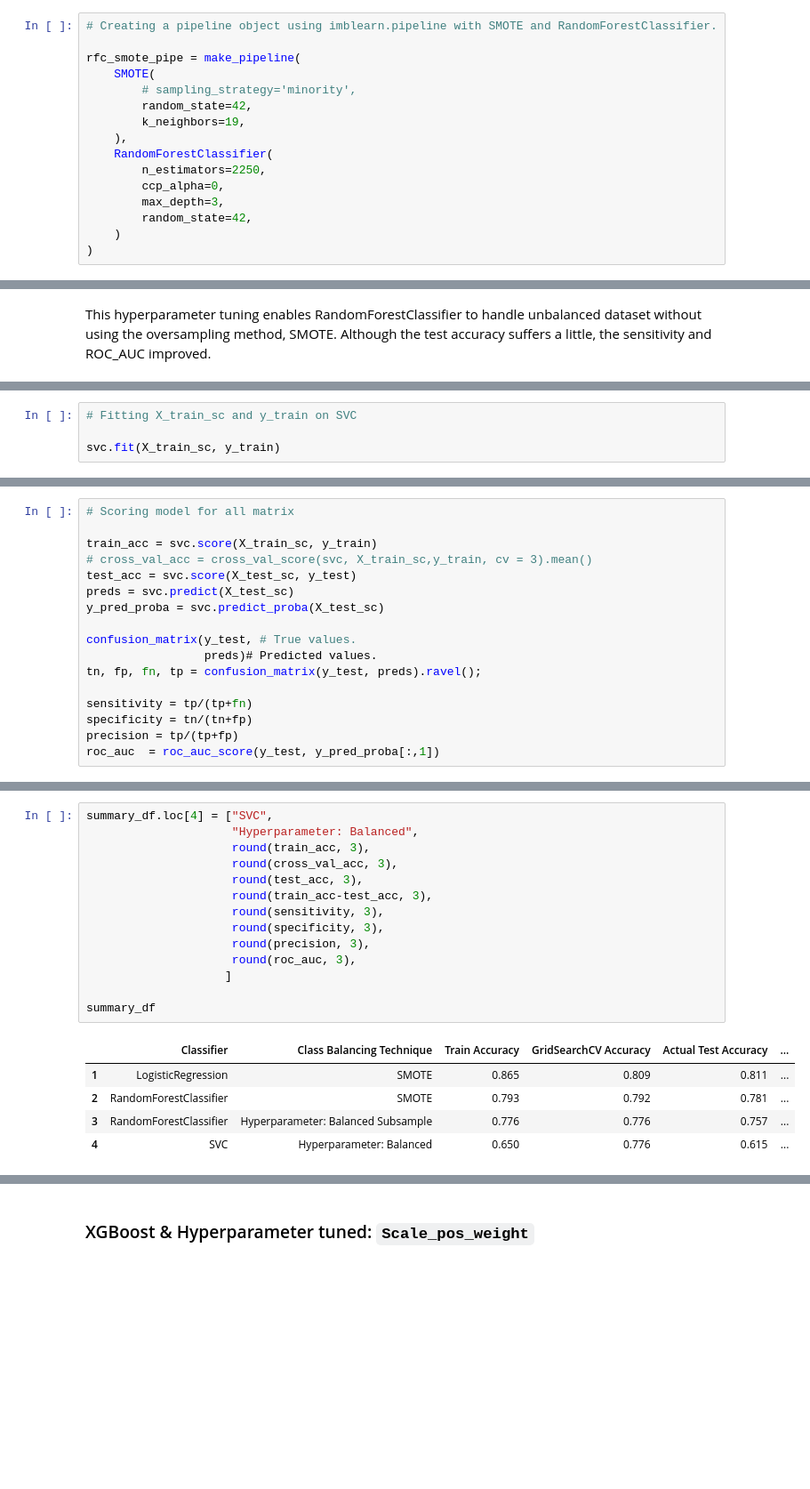
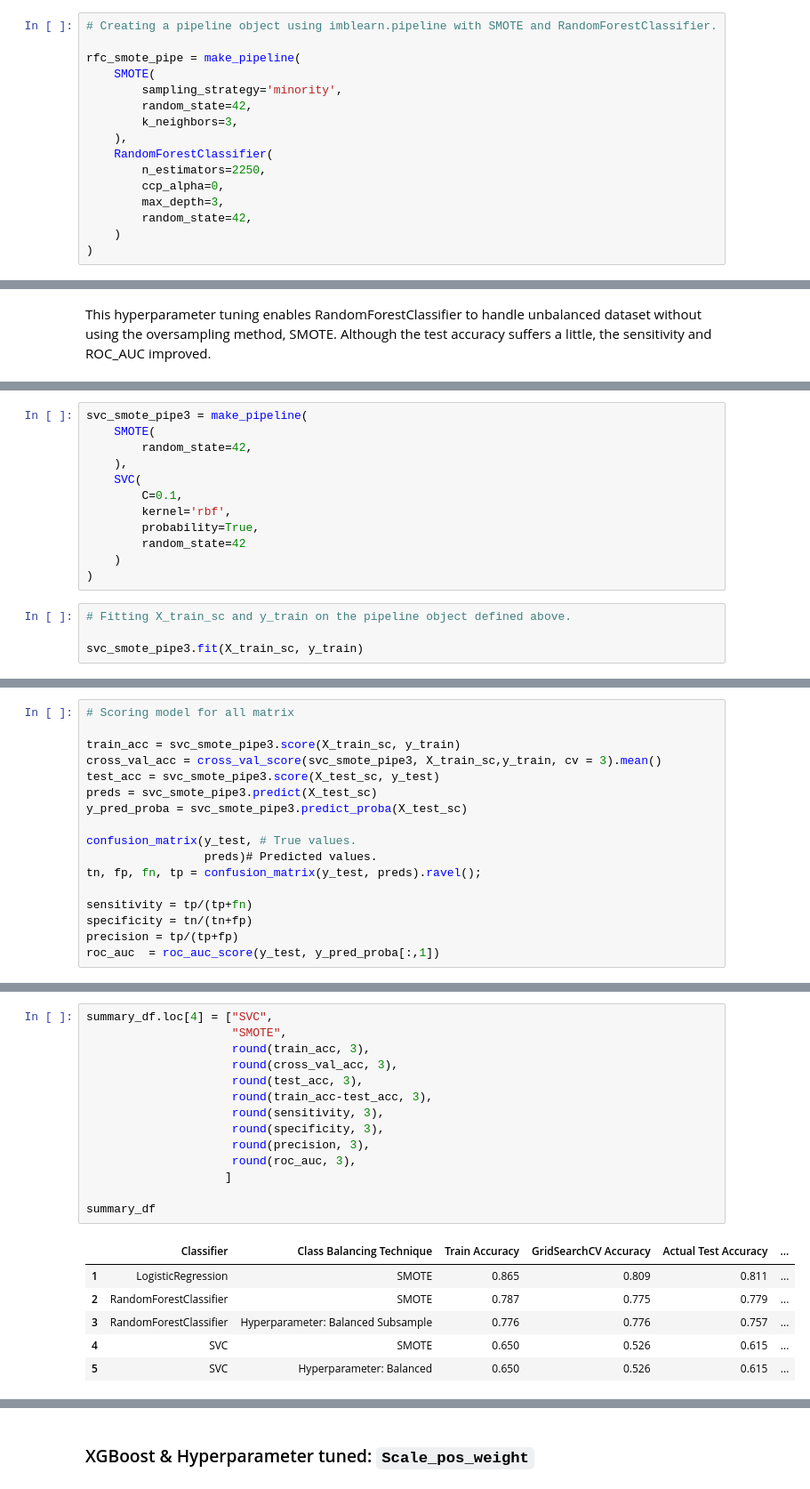
Before and after one commit to msamhz/GA-Project_4, a Jupyter notebook: code/3_Classification Modelling.ipynb, the cells around one changed output, grey strips where cells are left out. Shown at 89% size. Cells and saved outputs as stored; diff of their text form; blank space fills up the shorter version.

```diff
--- a/code/3_Classification Modelling.ipynb
+++ b/code/3_Classification Modelling.ipynb
@@ -409,9 +395,9 @@ summary_df
 
 rfc_smote_pipe = make_pipeline(
     SMOTE(
-        # sampling_strategy='minority',
+        sampling_strategy='minority',
         random_state=42,
-        k_neighbors=19,
+        k_neighbors=3,
     ),
     RandomForestClassifier(
         n_estimators=2250,
@@ -616,5 +593,17 @@ svc  = SVC(
+# %%
+svc_smote_pipe3 = make_pipeline(
+    SMOTE(
+        random_state=42,
+    ),
+    SVC(
+        C=0.1,
+        kernel='rbf',
+        probability=True,
+        random_state=42
+    )
+)
 # %%
-# Fitting X_train_sc and y_train on SVC
+# Fitting X_train_sc and y_train on the pipeline object defined above.
 
-svc.fit(X_train_sc, y_train)
+svc_smote_pipe3.fit(X_train_sc, y_train)
 # %% [output]
@@ -622,11 +612,11 @@ SVC(C=0.5, class_weight={0: 0.4, 1: 100}, probability=True, random_state=42)
 # %%
 # Scoring model for all matrix
 
-train_acc = svc.score(X_train_sc, y_train)
-# cross_val_acc = cross_val_score(svc, X_train_sc,y_train, cv = 3).mean()
-test_acc = svc.score(X_test_sc, y_test)
-preds = svc.predict(X_test_sc)
-y_pred_proba = svc.predict_proba(X_test_sc)
+train_acc = svc_smote_pipe3.score(X_train_sc, y_train)
+cross_val_acc = cross_val_score(svc_smote_pipe3, X_train_sc,y_train, cv = 3).mean()
+test_acc = svc_smote_pipe3.score(X_test_sc, y_test)
+preds = svc_smote_pipe3.predict(X_test_sc)
+y_pred_proba = svc_smote_pipe3.predict_proba(X_test_sc)
 
 confusion_matrix(y_test, # True values.
                  preds)# Predicted values.
@@ -645,21 +629,22 @@ plot_confusion_matrix(svc, X_test_sc, y_test, cmap='Blues',
 # %%
 summary_df.loc[4] = ["SVC",
-                     "Hyperparameter: Balanced",
+                     "SMOTE",
                      round(train_acc, 3),
                      round(cross_val_acc, 3),
                      round(test_acc, 3),
                      round(train_acc-test_acc, 3),
                      round(sensitivity, 3),
                      round(specificity, 3),
                      round(precision, 3),
                      round(roc_auc, 3),
                     ]
 
 summary_df
 # %% [output]
 |  | Classifier | Class Balancing Technique | Train Accuracy | GridSearchCV Accuracy | Actual Test Accuracy | ... |
 | 1 | LogisticRegression | SMOTE | 0.865 | 0.809 | 0.811 | ... |
-| 2 | RandomForestClassifier | SMOTE | 0.793 | 0.792 | 0.781 | ... |
+| 2 | RandomForestClassifier | SMOTE | 0.787 | 0.775 | 0.779 | ... |
 | 3 | RandomForestClassifier | Hyperparameter: Balanced Subsample | 0.776 | 0.776 | 0.757 | ... |
-| 4 | SVC | Hyperparameter: Balanced | 0.650 | 0.776 | 0.615 | ... |
+| 4 | SVC | SMOTE | 0.650 | 0.526 | 0.615 | ... |
+| 5 | SVC | Hyperparameter: Balanced | 0.650 | 0.526 | 0.615 | ... |
 # %% [markdown]
```
Also changed, not shown: parts of 53 cells of this notebook, 3 other files.
